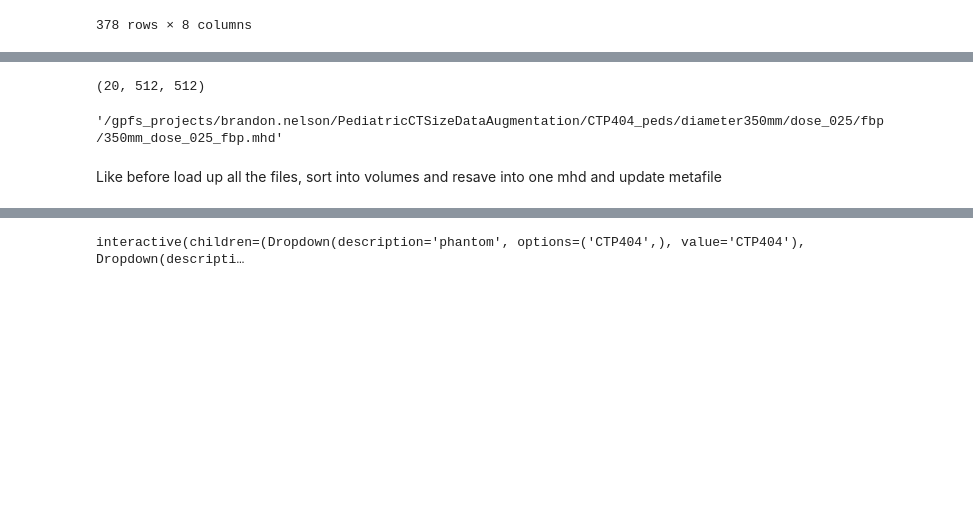
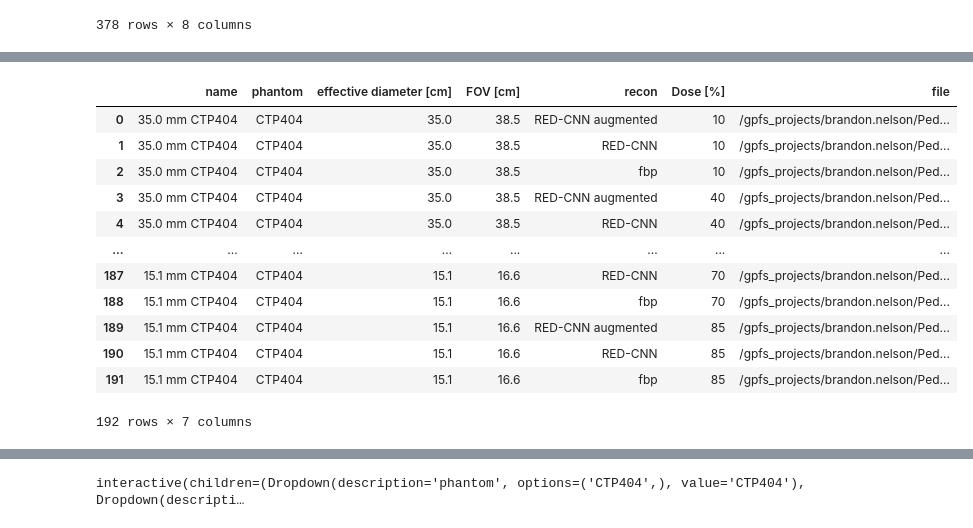
Before and after one commit to brandonjnelsonFDA/pediatric-CT-noise-texture-augmentation, a Jupyter notebook: notebooks/02 Evaluation Results/sharpness preservation.ipynb, the cells around one changed output, grey strips where cells are left out. Drawn from its saved outputs; the diff is of its cells as text; code cells hidden in the pictures; blank space fills up the shorter version.

Commit message:
finished organizing CTP404 into volumes and denoising (precommit before removing cleanup code)

```diff
--- a/notebooks/02 Evaluation Results/sharpness preservation.ipynb
+++ b/notebooks/02 Evaluation Results/sharpness preservation.ipynb
@@ -49,3 +42,3 @@ phantom /
 # %%
-src_dir = Path('/gpfs_projects/brandon.nelson/DLIR_Ped_Generalizability/geometric_phantom_studies/main/geometric/CTP404')
-dst_dir = Path('/gpfs_projects/brandon.nelson/PediatricCTSizeDataAugmentation/CTP404_peds')
+base_dir = Path('/gpfs_projects/brandon.nelson/PediatricCTSizeDataAugmentation/CTP404_peds')
+headers = [h for h in base_dir.rglob('*.mhd') if h.stem != 'true']
@@ -136,13 +45,54 @@ pd.DataFrame({
-# %%
-import SimpleITK as sitk
-vol = sitk.ReadImage('/gpfs_projects/brandon.nelson/PediatricCTSizeDataAugmentation/CTP404_peds/diameter112mm/dose_010/fbp/112mm_dose_010_fbp.mhd')
-vol.GetDepth(), vol.GetWidth(), vol.GetHeight()
-# %% [output]
-(20, 512, 512)
+# %%
+from tqdm import tqdm
+import SimpleITK as sitk
+
+phantom = 'CTP404'
+names = []
+diameters = []
+fovs = []
+recons = []
+phantoms = []
+doses = []
+files = []
+
+
+for header in tqdm(headers):
+    img = sitk.ReadImage(header)
+    diameter_str, dose, recon, fname = header.relative_to(base_dir).parts
+
+    diameter = int(diameter_str.split('diameter')[1].split('mm')[0])/10
+    name = f"{diameter} mm {phantom}"
+
+    names.append(name)
+    diameters.append(diameter)
+    fovs.append(round(img.GetSpacing()[0]*img.GetWidth())/10)
+    recons.append(recon)
+    phantoms.append(phantom)
+    doses.append(int(dose.split('_')[1]))
+    files.append(header)
+
+meta=pd.DataFrame({'name': names,
+              'phantom': phantoms,
+              'effective diameter [cm]': diameters,
+              'FOV [cm]': fovs,
+              'recon': recons,
+              'Dose [%]': doses,
+              'file': files})
+meta
+# %% [output]
+|  | name | phantom | effective diameter [cm] | FOV [cm] | recon | Dose [%] | file |
+| 0 | 35.0 mm CTP404 | CTP404 | 35.0 | 38.5 | RED-CNN augmented | 10 | /gpfs_projects/brandon.nelson/Ped... |
+| 1 | 35.0 mm CTP404 | CTP404 | 35.0 | 38.5 | RED-CNN | 10 | /gpfs_projects/brandon.nelson/Ped... |
+| 2 | 35.0 mm CTP404 | CTP404 | 35.0 | 38.5 | fbp | 10 | /gpfs_projects/brandon.nelson/Ped... |
+| 3 | 35.0 mm CTP404 | CTP404 | 35.0 | 38.5 | RED-CNN augmented | 40 | /gpfs_projects/brandon.nelson/Ped... |
+| 4 | 35.0 mm CTP404 | CTP404 | 35.0 | 38.5 | RED-CNN | 40 | /gpfs_projects/brandon.nelson/Ped... |
+| ... | ... | ... | ... | ... | ... | ... | ... |
+| 187 | 15.1 mm CTP404 | CTP404 | 15.1 | 16.6 | RED-CNN | 70 | /gpfs_projects/brandon.nelson/Ped... |
+| 188 | 15.1 mm CTP404 | CTP404 | 15.1 | 16.6 | fbp | 70 | /gpfs_projects/brandon.nelson/Ped... |
+| 189 | 15.1 mm CTP404 | CTP404 | 15.1 | 16.6 | RED-CNN augmented | 85 | /gpfs_projects/brandon.nelson/Ped... |
+| 190 | 15.1 mm CTP404 | CTP404 | 15.1 | 16.6 | RED-CNN | 85 | /gpfs_projects/brandon.nelson/Ped... |
+| 191 | 15.1 mm CTP404 | CTP404 | 15.1 | 16.6 | fbp | 85 | /gpfs_projects/brandon.nelson/Ped... |
+192 rows × 7 columns
 # %%
-meta = pd.read_csv(dst_dir/'metadata.csv')
-meta.file[0]
+# meta = pd.read_csv(base_dir/'metadata.csv')
+# meta.file[0]
-# %% [output]
-'/gpfs_projects/brandon.nelson/PediatricCTSizeDataAugmentation/CTP404_peds/diameter350mm/dose_025/fbp/350mm_dose_025_fbp.mhd'
-# %% [markdown]
-Like before load up all the files, sort into volumes and resave into one mhd and update metafile
```
Also changed, not shown: parts of 12 cells of this notebook, 1 other file.
